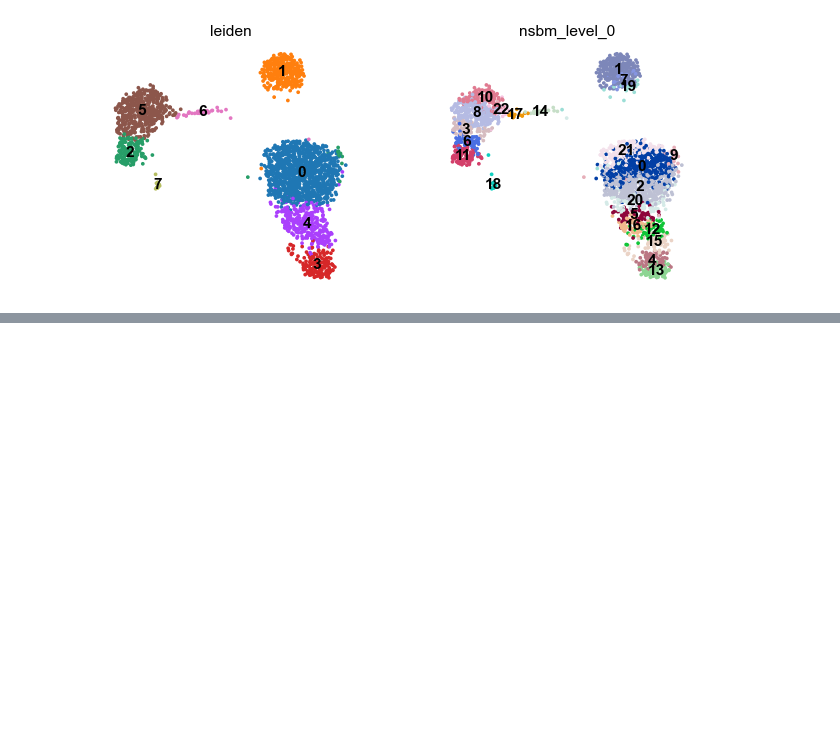
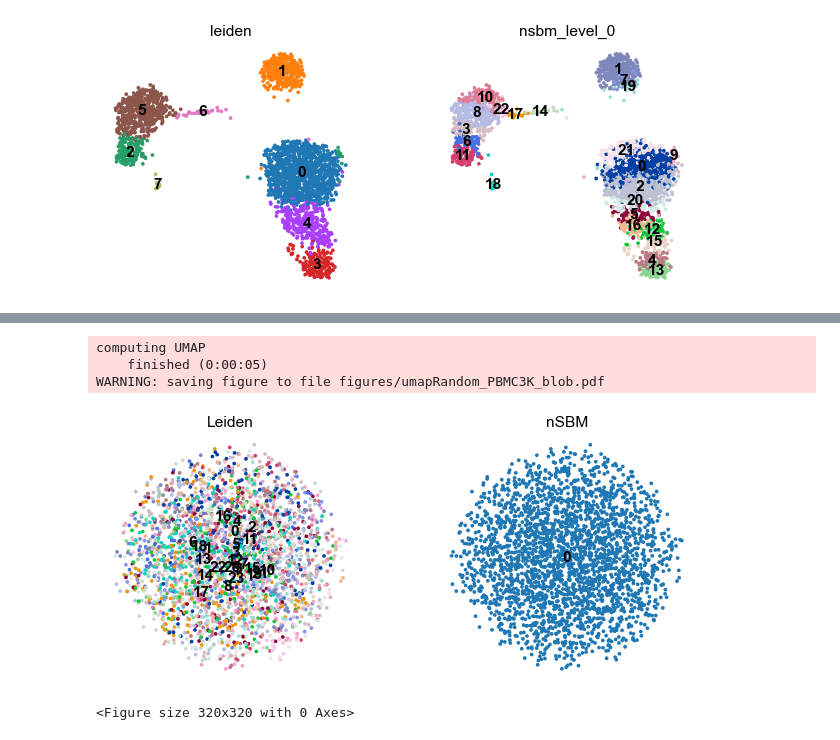
Before and after one commit to dawe/schist-notebooks, a Jupyter notebook: schist_paper/Random Data.ipynb, the cells around one changed output, grey strips where cells are left out. Cells and saved outputs as stored; diff of their text form; code cells hidden in the pictures; blank space fills up the shorter version.

```diff
--- a/schist_paper/Random Data.ipynb
+++ b/schist_paper/Random Data.ipynb
@@ -186,0 +226,10 @@ sc.pl.umap(adata, color=['leiden', 'nsbm_level_0'], legend_loc='on data',
+# %%
+sc.tl.umap(rdata)
+sc.pl.umap(rdata, color=['leiden', 'nsbm_level_0'], legend_loc='on data',
+           frameon=False, title=['Leiden', 'nSBM'],
+           save='Random_PBMC3K_blob.pdf')
+# %% [output]
+computing UMAP
+    finished (0:00:05)
+WARNING: saving figure to file figures/umapRandom_PBMC3K_blob.pdf
+[figure, added]
@@ -186,0 +240,4 @@ sc.pl.umap(adata, color=['leiden', 'nsbm_level_0'], legend_loc='on data',
+# %%
+fig
+# %% [output]
+<Figure size 320x320 with 0 Axes>
```
Also changed, not shown: parts of 65 cells of this notebook, 25 other files.
